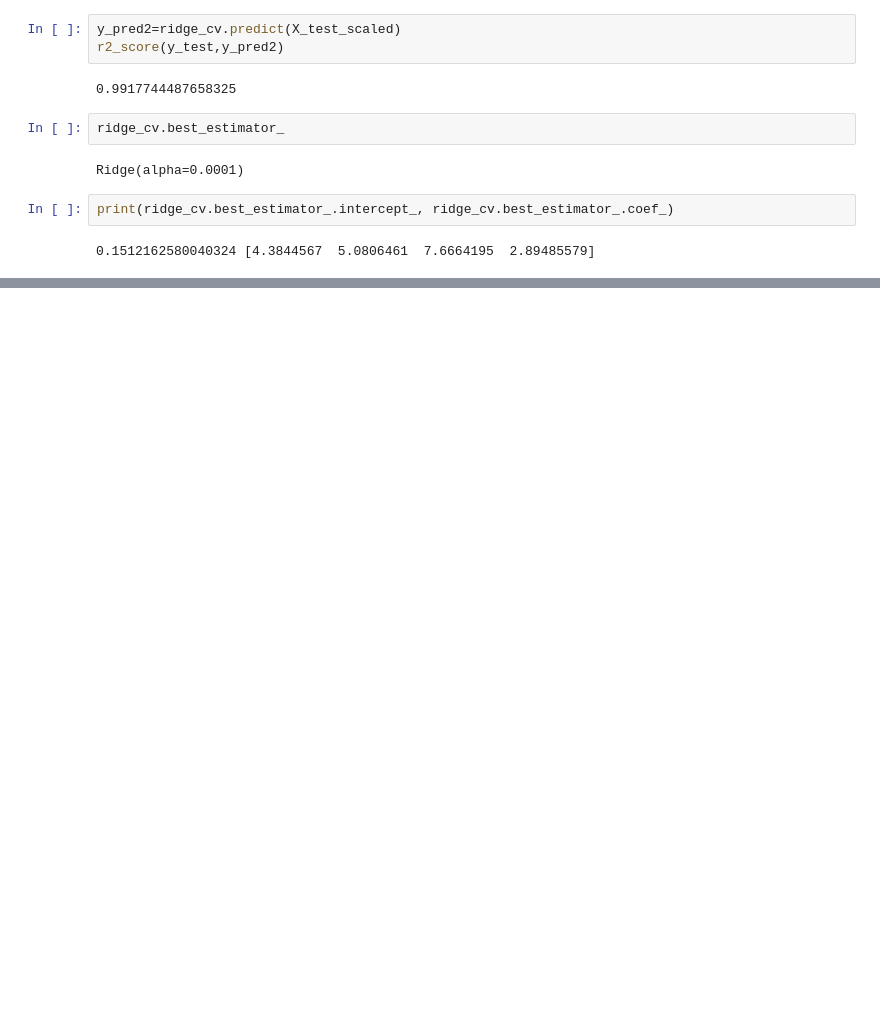
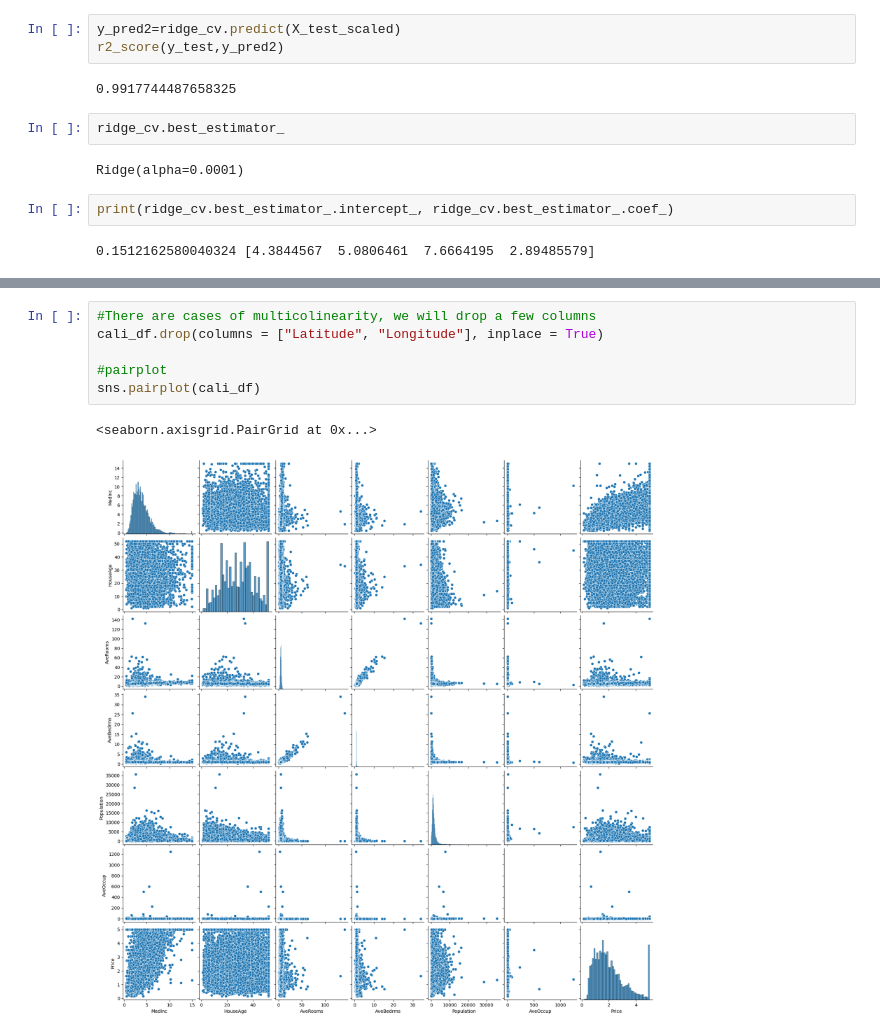
Before and after one commit to bwaalala05/summer-research-project, a Jupyter notebook: pinv.ipynb, the cells around one changed output, grey strips where cells are left out. Cells and saved outputs as stored; diff of their text form; blank space fills up the shorter version.

```diff
--- a/pinv.ipynb
+++ b/pinv.ipynb
@@ -384,0 +425,9 @@ print(ridge_cv.best_estimator_.intercept_, ridge_cv.best_estimator_.coef_)
+# %%
+#There are cases of multicolinearity, we will drop a few columns
+cali_df.drop(columns = ["Latitude", "Longitude"], inplace = True)
+
+#pairplot
+sns.pairplot(cali_df)
+# %% [output]
+<seaborn.axisgrid.PairGrid at 0x...>
+[figure, added]
```
Also changed, not shown: parts of 12 cells of this notebook, 6 other files.
